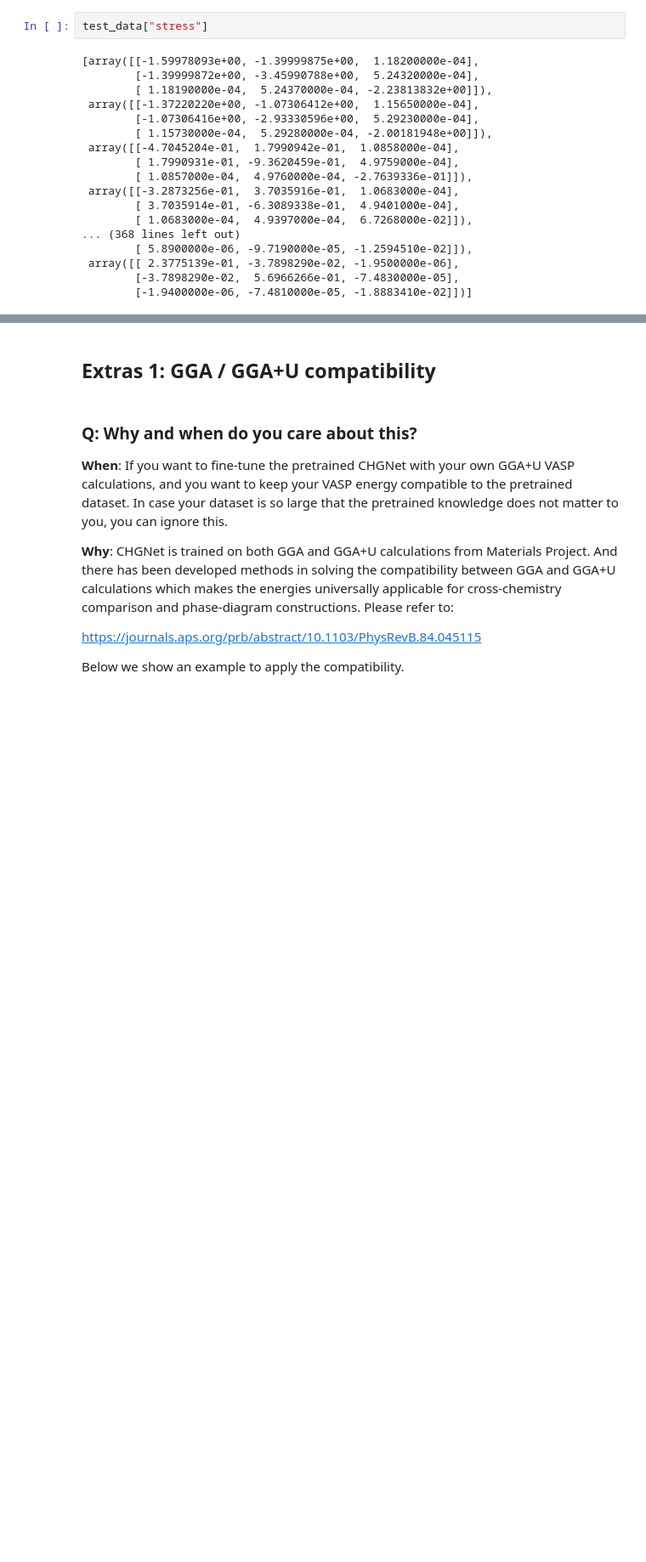
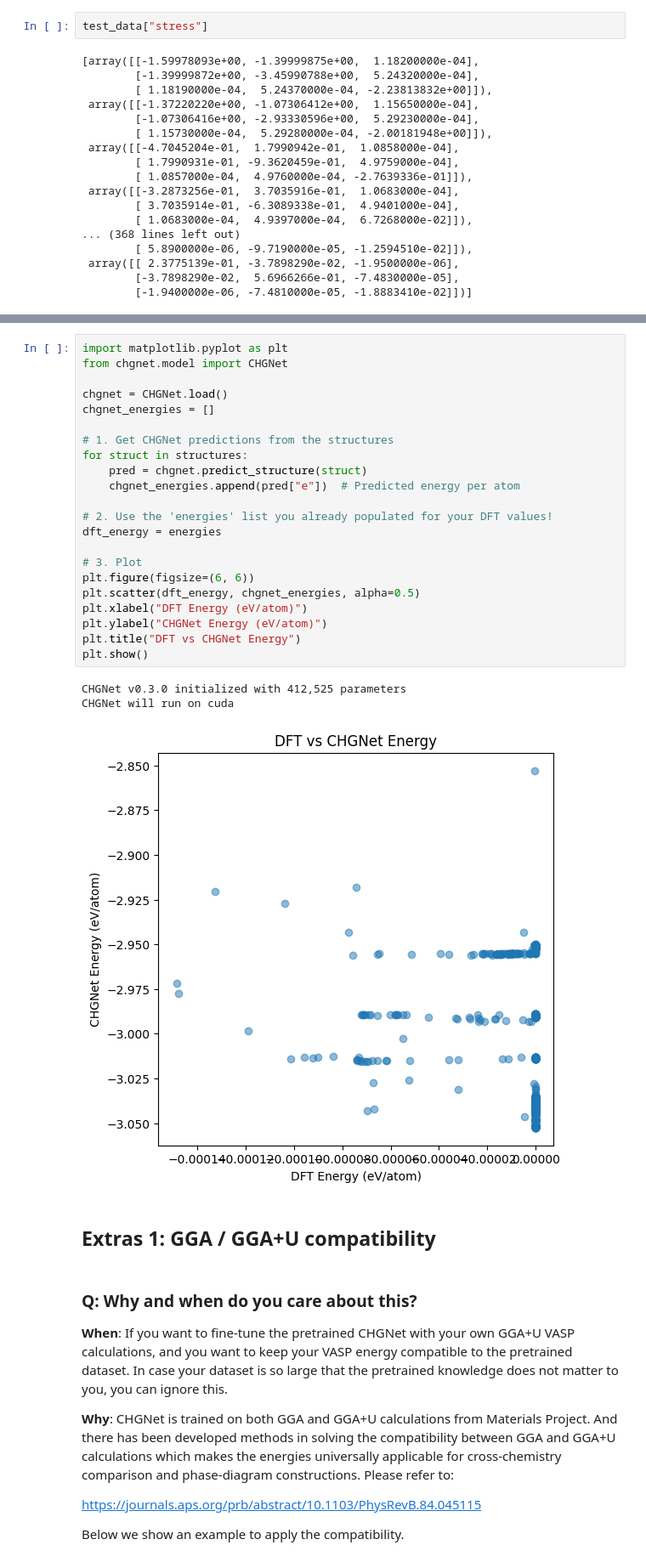
Before and after one commit to ohohohohhoh/CHGNet_fine_tuning, a Jupyter notebook: examples/fine_tuning.ipynb, the cells around one changed output, grey strips where cells are left out. Shown at 85% size. Saved outputs shown, nothing was run; the diff lists cells and outputs as text; blank space fills up the shorter version.

```diff
--- a/examples/fine_tuning.ipynb
+++ b/examples/fine_tuning.ipynb
@@ -512,3 +499,29 @@ Predicted Energy samples: [array(0.01953554, dtype=float32), array(0.01670218, d
+# %%
+import matplotlib.pyplot as plt
+from chgnet.model import CHGNet
+
+chgnet = CHGNet.load()
+chgnet_energies = []
+
+# 1. Get CHGNet predictions from the structures
+for struct in structures:
+    pred = chgnet.predict_structure(struct)
+    chgnet_energies.append(pred["e"])  # Predicted energy per atom
+
+# 2. Use the 'energies' list you already populated for your DFT values!
+dft_energy = energies
+
+# 3. Plot
+plt.figure(figsize=(6, 6))
+plt.scatter(dft_energy, chgnet_energies, alpha=0.5)
+plt.xlabel("DFT Energy (eV/atom)")
+plt.ylabel("CHGNet Energy (eV/atom)")
+plt.title("DFT vs CHGNet Energy")
+plt.show()
+# %% [output]
+CHGNet v0.3.0 initialized with 412,525 parameters
+CHGNet will run on cuda
+[figure, added]
 # %% [markdown]
 ## Extras 1: GGA / GGA+U compatibility
 # %% [markdown]
```
Also changed, not shown: parts of 11 cells of this notebook.
